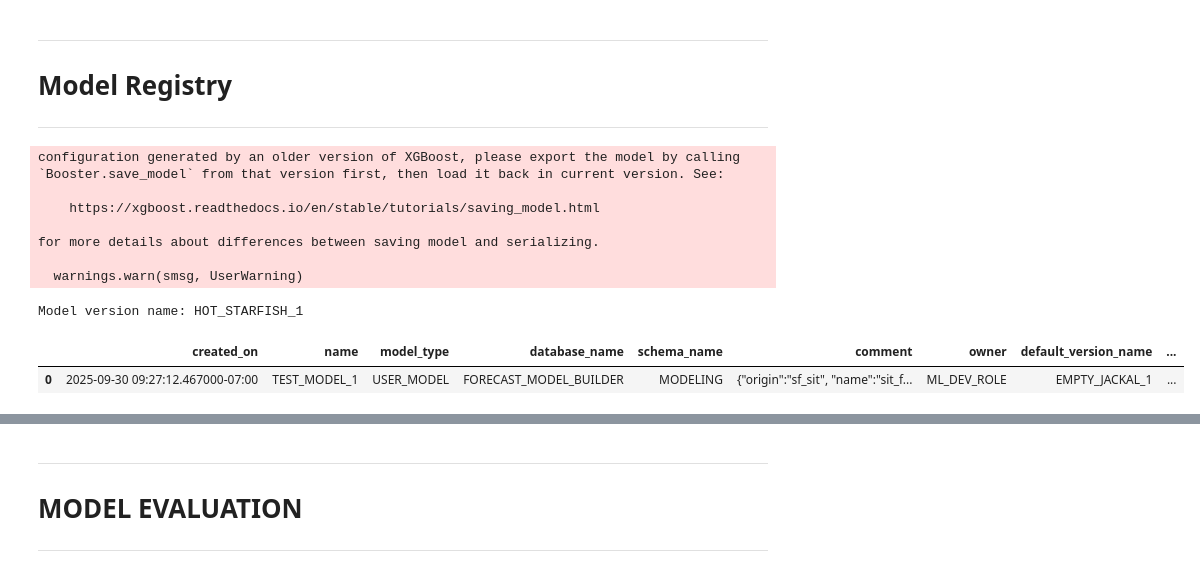
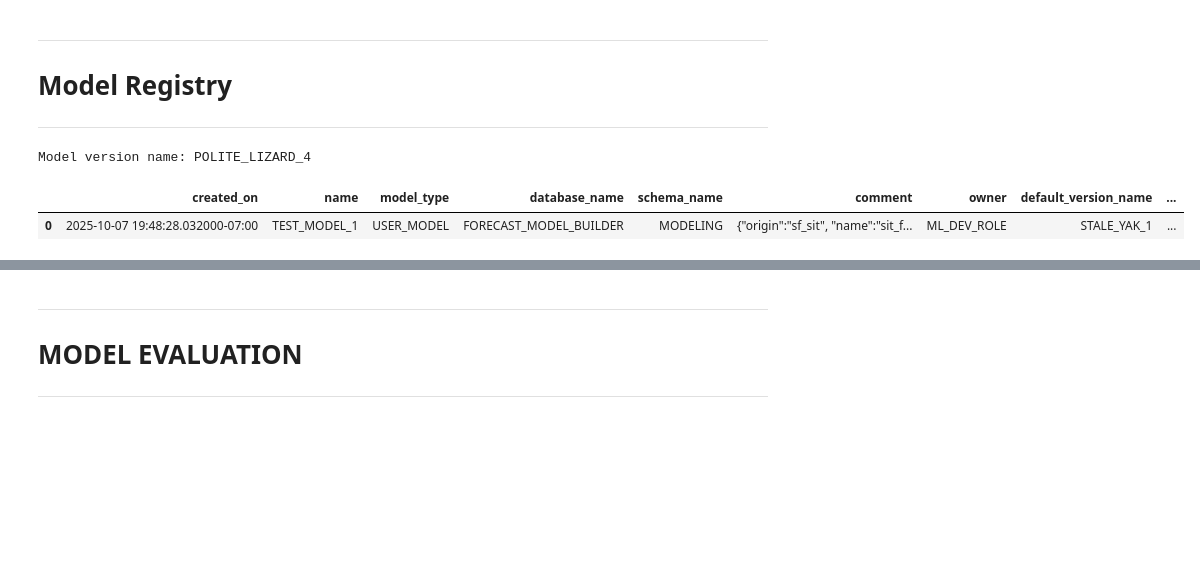
Before and after one commit to Snowflake-Labs/emerging-solutions-toolbox, a Jupyter notebook: framework-forecast-model-builder/modeling.ipynb, the cells around one changed output, grey strips where cells are left out. Cells and saved outputs as stored; diff of their text form; code cells hidden in the pictures; blank space fills up the shorter version.

Commit message:
save model binaries as json first per xgb docs for better compatibility

```diff
--- a/framework-forecast-model-builder/modeling.ipynb
+++ b/framework-forecast-model-builder/modeling.ipynb
@@ -807,11 +810,17 @@ class ForecastingModelPickleInput(custom_model.CustomModel):
         if self.partition_id != input_df["GROUP_IDENTIFIER_STRING"][0]:
             self.partition_id = input_df["GROUP_IDENTIFIER_STRING"][0]
             # Get the model binary from the first row of the input DataFrame where the column is not null
-            self.model = pickle.loads(
+            raw_model = pickle.loads(
                 input_df.loc[
                     input_df["MODEL_BINARY"].first_valid_index(), "MODEL_BINARY"
                 ]
             )
+            with tempfile.NamedTemporaryFile(suffix=".json", mode='w', delete=False) as f:
+                    json.dump(raw_model,f)
+                    model_filename = f.name
+            self.model = xgb.XGBRegressor(**XGB_PARAMS)
+            self.model.load_model(model_filename)
+            os.remove(model_filename)
 
         model_output = self.model.predict(input_df[model_input_predictor_features])
         res = pd.DataFrame(model_output, columns=["_PRED_"])
@@ -835,43 +844,35 @@ metrics_to_log = {
     "training_data_start": training_dttm_boundaries["MIN_DTTM"].strftime(
         "%Y-%m-%d %H:%M:%S"
     ),
     "training_data_end": training_dttm_boundaries["MAX_DTTM"].strftime(
         "%Y-%m-%d %H:%M:%S"
     ),
     "user_settings": user_settings_dict,
     "train_dataset": {"name":ds_train.fully_qualified_name, "version":ds_train.selected_version.name},
     "test_dataset": {"name":ds_test.fully_qualified_name, "version":ds_test.selected_version.name},
 }
 mv = reg.log_model(
     m,
     model_name=qualified_model_name,
     options=options,
     metrics=metrics_to_log,
     conda_dependencies=["pandas", "xgboost"],
     sample_input_data=sample_input,
     #signatures={"predict": signature},
     comment=query_tag,
 )
 
 # In addition to setting the query tag for the model version, we also set it for the model itself
 reg.get_model(qualified_model_name).comment = query_tag
 
 print(f"Model version name: {mv.version_name}")
 
 # Confirm that the new model/version is in the registry
 reg.show_models()
 # %% [output]
-configuration generated by an older version of XGBoost, please export the model by calling
-`Booster.save_model` from that version first, then load it back in current version. See:
-
-    https://xgboost.readthedocs.io/en/stable/tutorials/saving_model.html
-
-for more details about differences between saving model and serializing.
-
-  warnings.warn(smsg, UserWarning)
+Model version name: POLITE_LIZARD_4
-Model version name: HOT_STARFISH_1
 |  | created_on | name | model_type | database_name | schema_name | comment | owner | default_version_name | ... |
-| 0 | 2025-09-30 09:27:12.467000-07:00 | TEST_MODEL_1 | USER_MODEL | FORECAST_MODEL_BUILDER | MODELING | {"origin":"sf_sit", "name":"sit_f... | ML_DEV_ROLE | EMPTY_JACKAL_1 | ... |
+| 0 | 2025-10-07 19:48:28.032000-07:00 | TEST_MODEL_1 | USER_MODEL | FORECAST_MODEL_BUILDER | MODELING | {"origin":"sf_sit", "name":"sit_f... | ML_DEV_ROLE | STALE_YAK_1 | ... |
 # %%
 # --------------------------------------------------------
 # Save the model version to the model storage table
```
Also changed, not shown: parts of 8 cells of this notebook, 1 other file.
